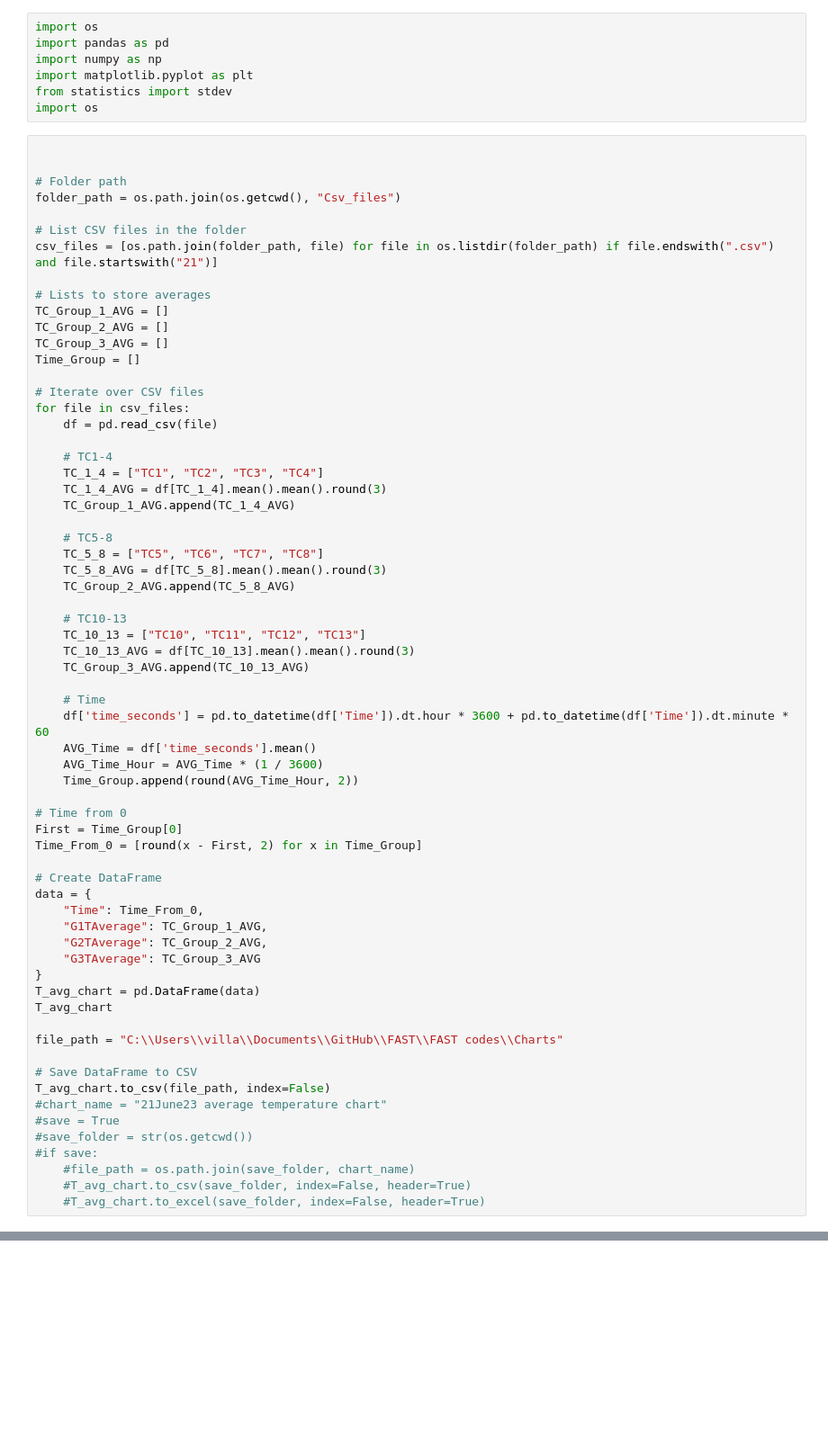
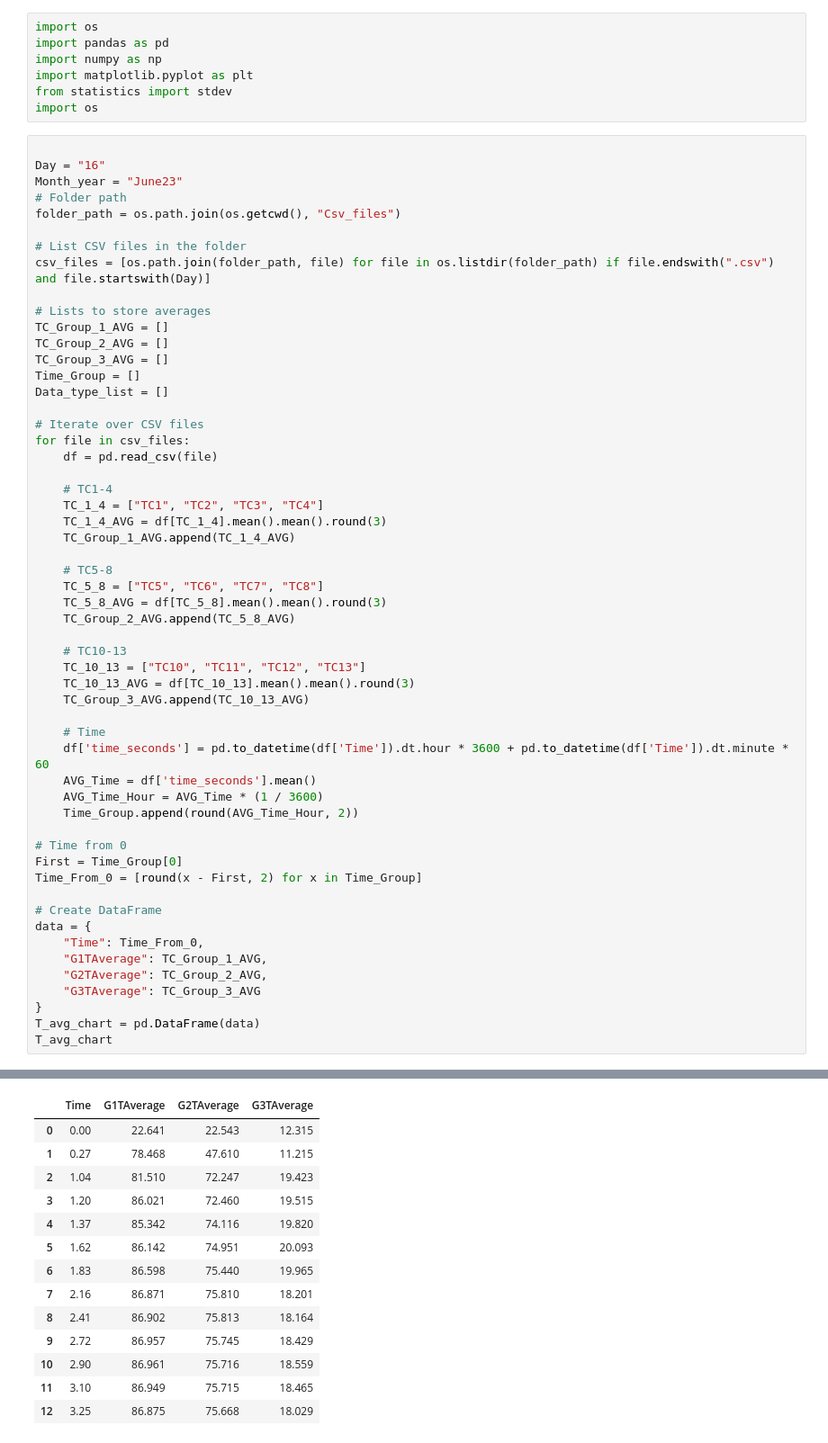
Before and after one commit to Villarem/FAST, a Jupyter notebook: FAST codes/csv_Optimized_Charts_Graphs.ipynb, the cells around one changed output, grey strips where cells are left out. Shown at 90% size. Drawn from its saved outputs; the diff is of its cells as text; blank space fills up the shorter version.

```diff
--- a/FAST codes/csv_Optimized_Charts_Graphs.ipynb
+++ b/FAST codes/csv_Optimized_Charts_Graphs.ipynb
@@ -7,18 +7,20 @@ from statistics import stdev
 import os
 # %%
 
-
+Day = "16"
+Month_year = "June23"
 # Folder path
 folder_path = os.path.join(os.getcwd(), "Csv_files")
 
 # List CSV files in the folder
-csv_files = [os.path.join(folder_path, file) for file in os.listdir(folder_path) if file.endswith(".csv") and file.startswith("21")]
+csv_files = [os.path.join(folder_path, file) for file in os.listdir(folder_path) if file.endswith(".csv") and file.startswith(Day)]
 
 # Lists to store averages
 TC_Group_1_AVG = []
 TC_Group_2_AVG = []
 TC_Group_3_AVG = []
 Time_Group = []
+Data_type_list = []
 
 # Iterate over CSV files
 for file in csv_files:
@@ -58,16 +60,4 @@ data = {
 }
 T_avg_chart = pd.DataFrame(data)
 T_avg_chart
-
-file_path = "C:\\Users\\villa\\Documents\\GitHub\\FAST\\FAST codes\\Charts"
-
-# Save DataFrame to CSV
-T_avg_chart.to_csv(file_path, index=False)
-#chart_name = "21June23 average temperature chart"
-#save = True
-#save_folder = str(os.getcwd())
-#if save:
-    #file_path = os.path.join(save_folder, chart_name)
-    #T_avg_chart.to_csv(save_folder, index=False, header=True)
-    #T_avg_chart.to_excel(save_folder, index=False, header=True)
 # %% [output]
@@ -75,3 +64,17 @@ PermissionError: [Errno 13] Permission denied: 'C:\\Users\\villa\\Documents\\Git
+|  | Time | G1TAverage | G2TAverage | G3TAverage |
+| 0 | 0.00 | 22.641 | 22.543 | 12.315 |
+| 1 | 0.27 | 78.468 | 47.610 | 11.215 |
+| 2 | 1.04 | 81.510 | 72.247 | 19.423 |
+| 3 | 1.20 | 86.021 | 72.460 | 19.515 |
+| 4 | 1.37 | 85.342 | 74.116 | 19.820 |
+| 5 | 1.62 | 86.142 | 74.951 | 20.093 |
+| 6 | 1.83 | 86.598 | 75.440 | 19.965 |
+| 7 | 2.16 | 86.871 | 75.810 | 18.201 |
+| 8 | 2.41 | 86.902 | 75.813 | 18.164 |
+| 9 | 2.72 | 86.957 | 75.745 | 18.429 |
+| 10 | 2.90 | 86.961 | 75.716 | 18.559 |
+| 11 | 3.10 | 86.949 | 75.715 | 18.465 |
+| 12 | 3.25 | 86.875 | 75.668 | 18.029 |
 # %%
 #varialable setup
 y1 = T_avg_chart['G1TAverage']
```
Also changed, not shown: parts of 8 cells of this notebook, 22 other files.
